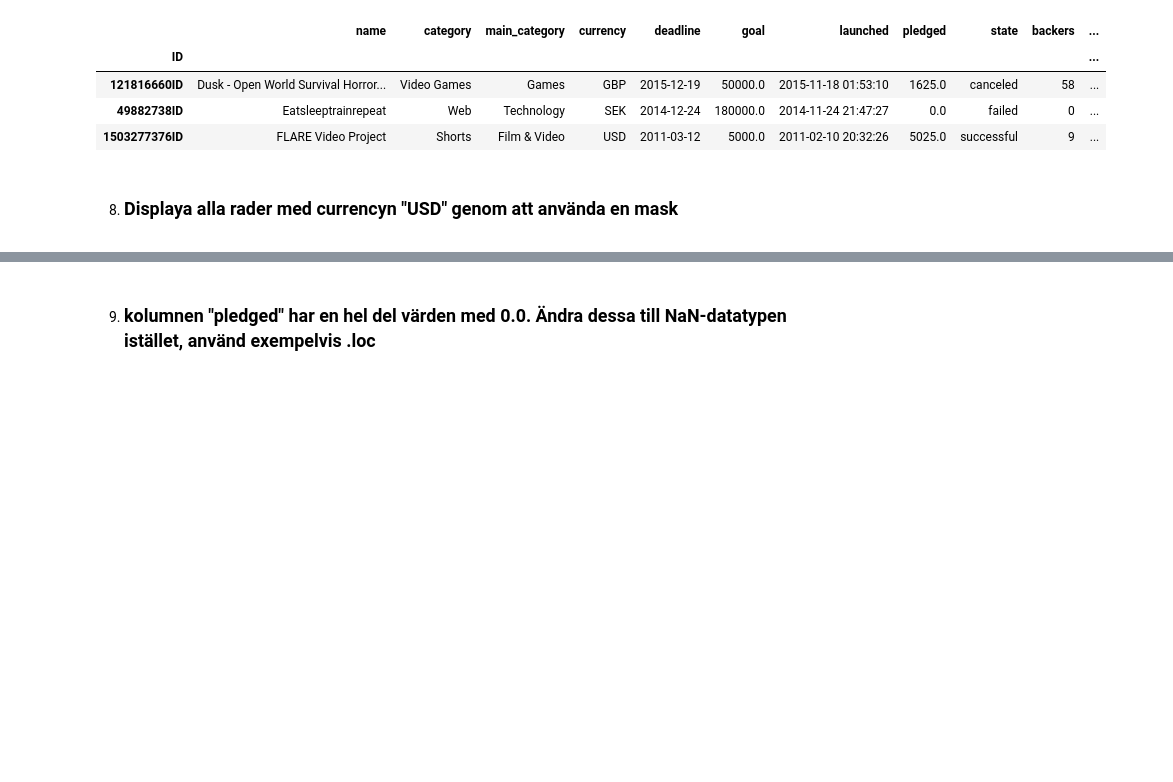
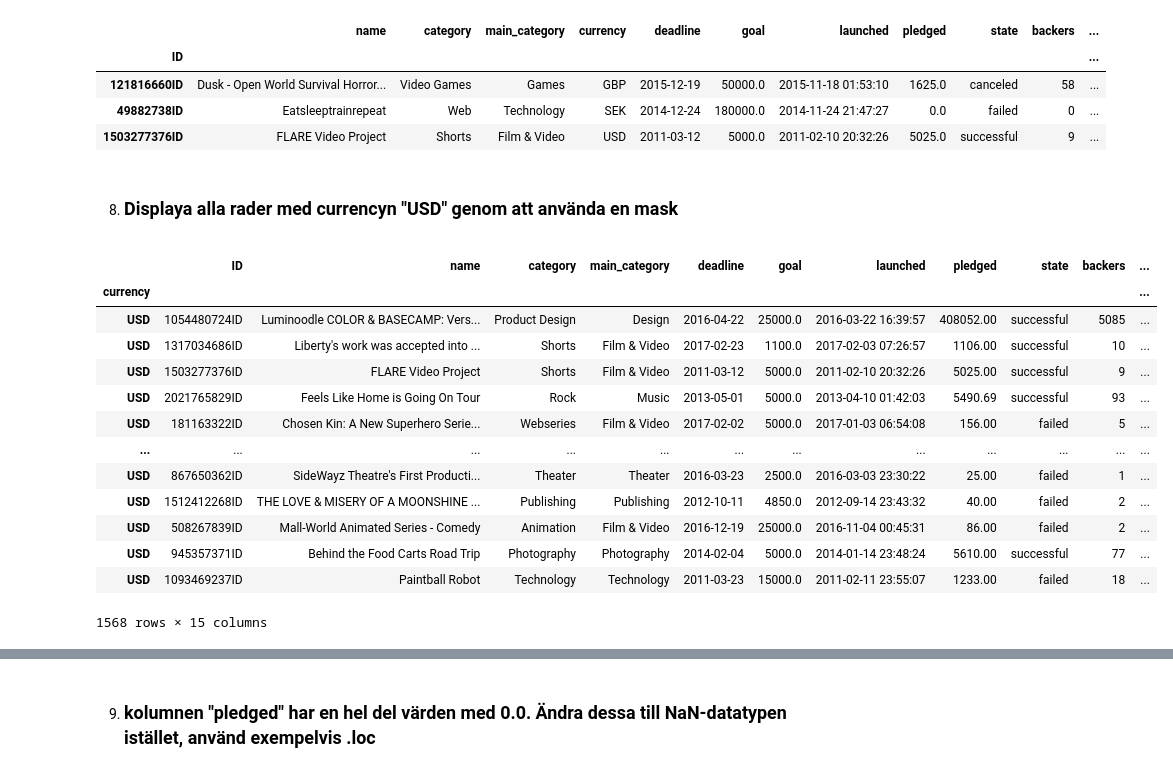
Before and after one commit to Lucas-Blomhall/Python-steam, a Jupyter notebook: main.ipynb, the cells around one changed output, grey strips where cells are left out. Cells and saved outputs as stored; diff of their text form; code cells hidden in the pictures; blank space fills up the shorter version.

```diff
--- a/main.ipynb
+++ b/main.ipynb
@@ -55,3 +55,7 @@ Du kan göra uppgiften genom att använda google colab, Du kommer att behöva la
 # Sektion 1
 # %% [markdown]
 1. ### Ladda in datasettet kickstarter.csv till en dataframe, döp den till "df"
+# %%
+
+df = pd.read_csv("kickstarter.csv")
+print(df.to_string())
@@ -144,3 +216,5 @@ memory usage: 250.1+ KB
 # %% [markdown]
 7. ### Displaya raderna med indexet "121816660ID" till "1503277376ID" med hjälp av .loc
 - Förklara varför en dataframe på många sätt är en blandning mellan en lista och dictionary, använd .iloc och .loc när du argumenterar
+# %%
+df.set_index("ID").loc["121816660ID":"1503277376ID"]
@@ -154,6 +234,23 @@ memory usage: 250.1+ KB
 | 1503277376ID | FLARE Video Project | Shorts | Film & Video | USD | 2011-03-12 | 5000.0 | 2011-02-10 20:32:26 | 5025.0 | successful | 9 | ... |
 # %% [markdown]
 8. ### Displaya alla rader med currencyn "USD" genom att använda en mask
+# %%
+df.set_index("currency").loc["USD"]
+# %% [output]
+|  | ID | name | category | main_category | deadline | goal | launched | pledged | state | backers | ... |
+| currency |  |  |  |  |  |  |  |  |  |  | ... |
+| USD | 1054480724ID | Luminoodle COLOR & BASECAMP: Vers... | Product Design | Design | 2016-04-22 | 25000.0 | 2016-03-22 16:39:57 | 408052.00 | successful | 5085 | ... |
+| USD | 1317034686ID | Liberty's work was accepted into ... | Shorts | Film & Video | 2017-02-23 | 1100.0 | 2017-02-03 07:26:57 | 1106.00 | successful | 10 | ... |
+| USD | 1503277376ID | FLARE Video Project | Shorts | Film & Video | 2011-03-12 | 5000.0 | 2011-02-10 20:32:26 | 5025.00 | successful | 9 | ... |
+| USD | 2021765829ID | Feels Like Home is Going On Tour | Rock | Music | 2013-05-01 | 5000.0 | 2013-04-10 01:42:03 | 5490.69 | successful | 93 | ... |
+| USD | 181163322ID | Chosen Kin: A New Superhero Serie... | Webseries | Film & Video | 2017-02-02 | 5000.0 | 2017-01-03 06:54:08 | 156.00 | failed | 5 | ... |
+| ... | ... | ... | ... | ... | ... | ... | ... | ... | ... | ... | ... |
+| USD | 867650362ID | SideWayz Theatre's First Producti... | Theater | Theater | 2016-03-23 | 2500.0 | 2016-03-03 23:30:22 | 25.00 | failed | 1 | ... |
+| USD | 1512412268ID | THE LOVE & MISERY OF A MOONSHINE ... | Publishing | Publishing | 2012-10-11 | 4850.0 | 2012-09-14 23:43:32 | 40.00 | failed | 2 | ... |
+| USD | 508267839ID | Mall-World Animated Series - Comedy | Animation | Film & Video | 2016-12-19 | 25000.0 | 2016-11-04 00:45:31 | 86.00 | failed | 2 | ... |
+| USD | 945357371ID | Behind the Food Carts Road Trip | Photography | Photography | 2014-02-04 | 5000.0 | 2014-01-14 23:48:24 | 5610.00 | successful | 77 | ... |
+| USD | 1093469237ID | Paintball Robot | Technology | Technology | 2011-03-23 | 15000.0 | 2011-02-11 23:55:07 | 1233.00 | failed | 18 | ... |
+1568 rows × 15 columns
 # %%
 # Ta ej bort denna cell
 # %% [output]
```
Also changed, not shown: parts of 23 cells of this notebook, 29 other files.
